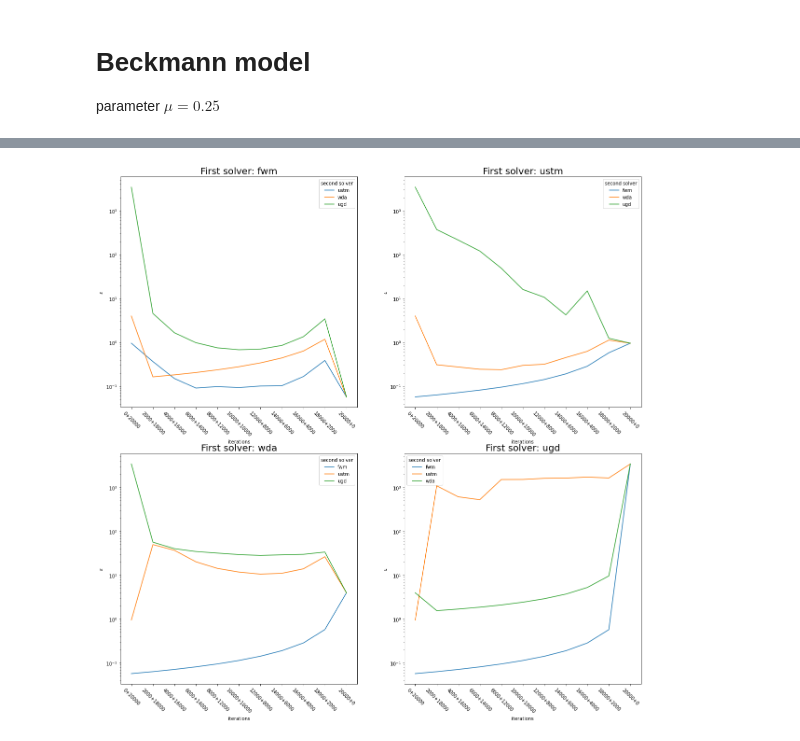
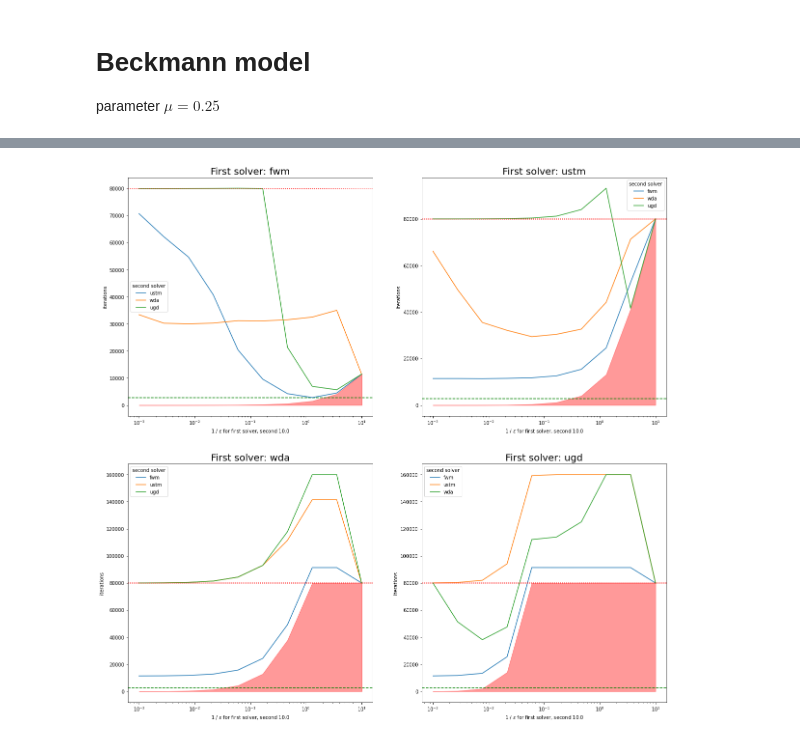
Before and after one commit to KushDen/TransportNet, a Jupyter notebook: Stable Dynamic & Beckman/Anaheim_Beckmann_new_start.ipynb, the cells around one changed output, grey strips where cells are left out. Saved outputs shown, nothing was run; the diff lists cells and outputs as text; code cells hidden in the pictures.

Commit message:
first solver reaches dual gap, second continues to 0.1

```diff
--- a/Stable Dynamic & Beckman/Anaheim_Beckmann_new_start.ipynb
+++ b/Stable Dynamic & Beckman/Anaheim_Beckmann_new_start.ipynb
@@ -128,21 +164,3 @@ for first_solver, second_solver in permutations(solvers, 2):
 with open('anaheim_result_new_start_beckmann.pickle', 'rb') as f:
         loaded_results = pickle.load(f)
 results = loaded_results
-# %%
-x = np.linspace(0, 20000, 11, endpoint=True, dtype=int)
-dual_gaps = {}
-for first_solver, second_solver in permutations(solvers, 2):
-    if first_solver not in dual_gaps.keys():
-        dual_gaps[first_solver] = {}
-    dual_gaps[first_solver][second_solver] = []
-    for first_iters in x:
-        second_iters = 20000 - first_iters
-        if first_iters == 0:
-            label = second_solver + str(second_iters)
-        elif second_iters == 0:
-            label = first_solver + str(first_iters)
-        else:
-            label = first_solver + str(first_iters) + '+' + second_solver + str(second_iters)
-        if label in results.keys():
-            dual_gap = results[label]['result']['history']['dual_gap'][-1]
-            dual_gaps[first_solver][second_solver].append(dual_gap)
@@ -149,26 +201,34 @@ for first_solver, second_solver in permutations(solvers, 2):
 # %%
 def draw_plot(first_solver, plot):
+    plot.set_title('First solver: ' + first_solver, fontsize=20)
+    plot.set_xlabel(r'1 / $\varepsilon$ for first solver, second ' + '{}'.format(1 /epsilons[-1]))
+    plot.set_ylabel('iterations')
+    plot.set_xscale('log')
+    plot.axhline(y=min_iters, color='g', linestyle='--')
+    plot.fill_between(1/epsilons, total_iters[first_solver]['self'], color='r', alpha=0.4)
+
     for second_solver in solvers:
         if second_solver == first_solver:
             continue
-        y = dual_gaps[first_solver][second_solver]
-        plot.set_title('First solver: ' + first_solver, fontsize=20)
+        y = total_iters[first_solver][second_solver]
         if len(y) == 2:
-            plot.plot([x[0], x[-1]], y, label = second_solver)
+            plot.plot([1 / epsilons[-1], 1 / epsilons[0]], y, label = second_solver)
         else:
-            plot.plot(x, y, label = second_solver)
-        plot.legend(title = 'second solver')
-        plot.set_ylabel(r'$\varepsilon$')
-        plot.set_xlabel('iterations')
-        plot.set_xticklabels(['']+[str(iters) + '+' + str (20000 - iters)for iters in x]+[''], rotation=-45)
-        plot.locator_params(axis='x', nbins=12)
-        plot.set_yscale('log')
+            plot.plot(1 / epsilons, y, label = second_solver)
+
+        if (np.array(y).max() >= max_iter):
+            plot.axhline(y=max_iter, color='r', linestyle=':')
+        # plot.set_xticklabels(['']+[str(iters) + '+' + str (20000 - iters)for iters in x]+[''], rotation=-45)
+        # plot.locator_params(axis='x', nbins=12)
+        # plot.set_yscale('log')
+    plot.legend(title = 'second solver')
+
 
 fig, axs = plt.subplots(2, 2, figsize=(20.,20.))
 draw_plot('fwm', axs[0][0])
 draw_plot('ustm', axs[0][1])
 draw_plot('wda', axs[1][0])
 draw_plot('ugd', axs[1][1])
 plt.show()
 # %% [output]
-[figure, old version]
+[figure, new version]
```
Also changed, not shown: parts of 14 cells of this notebook.
